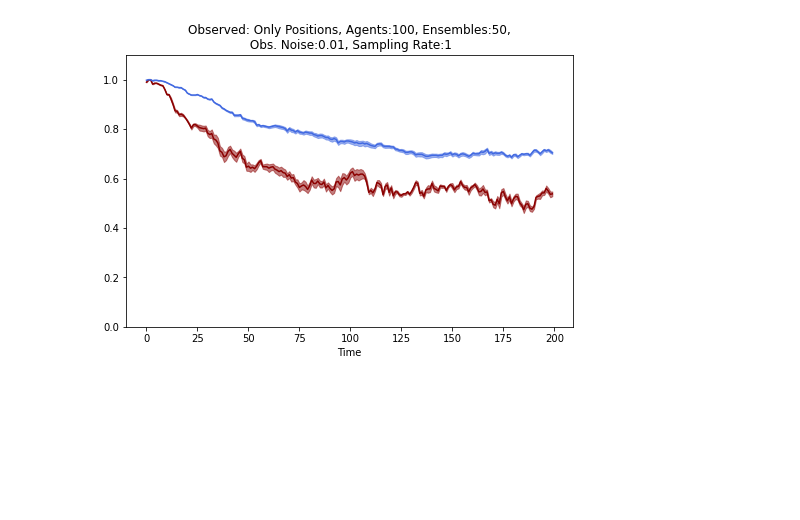
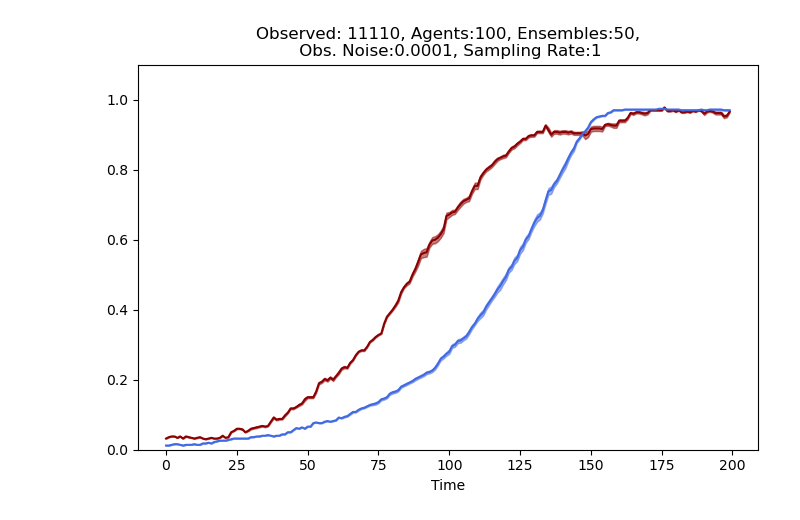
Before and after one commit to simonblaue/vicsek-data-assimilation, a Jupyter notebook: src/Static_Plots_Joel.ipynb, the cells around one changed output. Saved outputs shown, nothing was run; the diff lists cells and outputs as text; code cells hidden in the pictures; blank space fills up the shorter version.

```diff
--- a/src/Static_Plots_Joel.ipynb
+++ b/src/Static_Plots_Joel.ipynb
@@ -80,14 +80,14 @@ def get_header(exp):
 # %%
 # Single Case Example for one Experiment
 
-experiment = '110_100_50_0.01_1'
+experiment = '11110_100_50_0.0001_1'
 
 fig,axs = createfig(nrows=1,nraxs=1)
 
 plot_metric(axs[0],experiment,color='darkred')
 plot_metric(axs[0],experiment,'Average LPP')
 # %% [output]
-[figure, old version]
+[figure, new version]
 # %%
 def get_experiments(path):
     """
```
Also changed, not shown: parts of 2 cells of this notebook, 1 other file.
